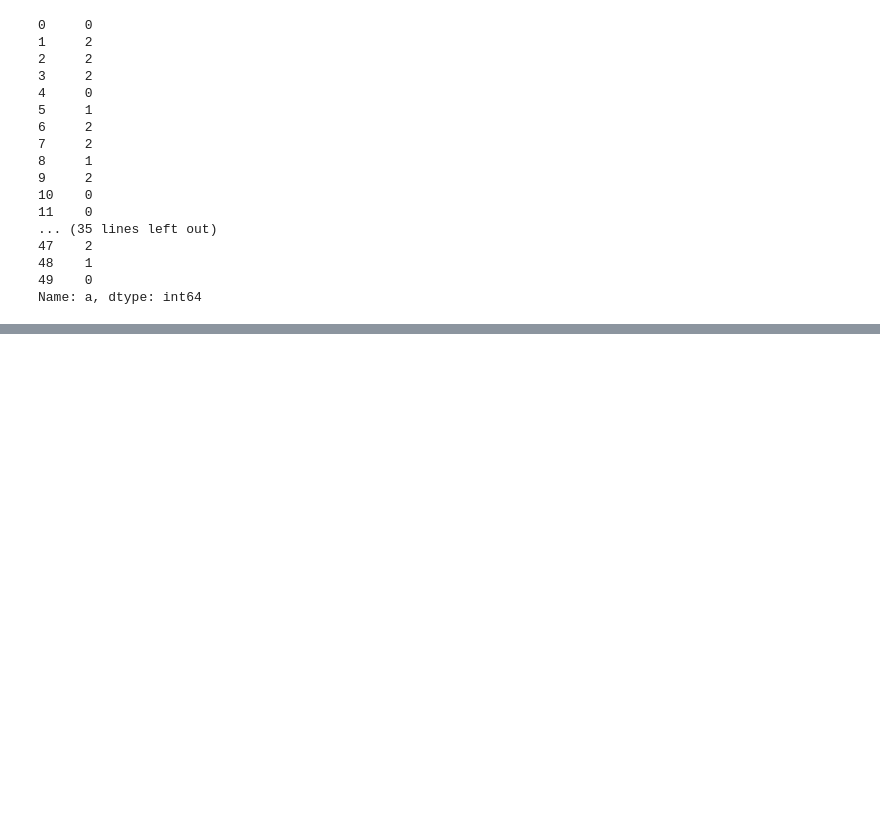
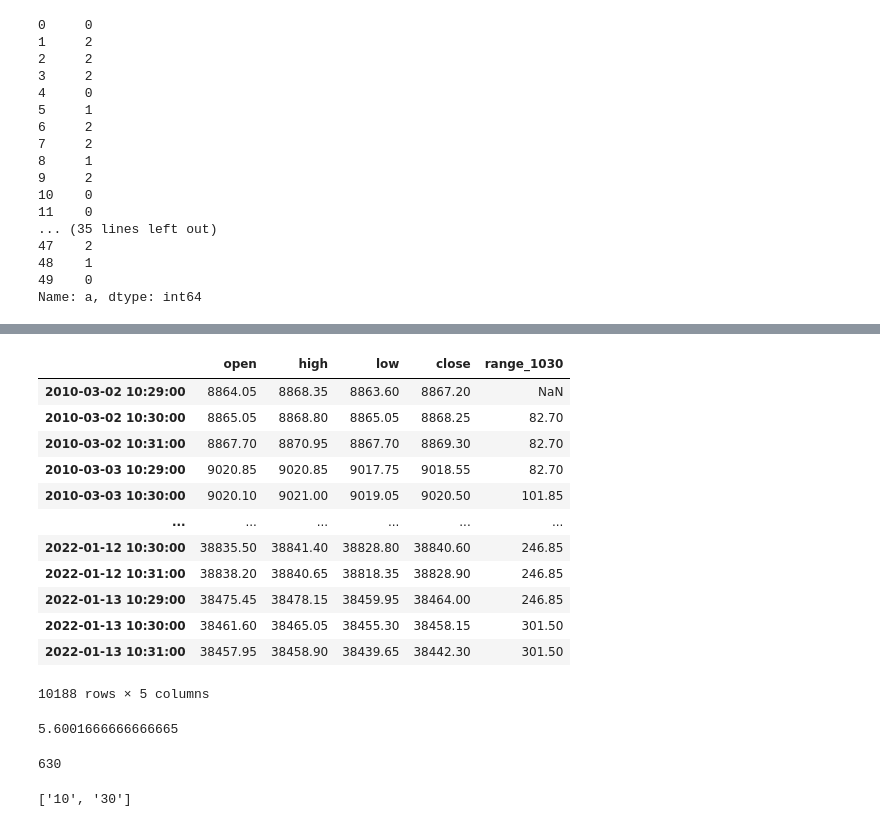
Before and after one commit to xooca/quant_game, a Jupyter notebook: ml_model.ipynb, the cells around one changed output, grey strips where cells are left out. Saved outputs shown, nothing was run; the diff lists cells and outputs as text; code cells hidden in the pictures; blank space fills up the shorter version.

```diff
--- a/ml_model.ipynb
+++ b/ml_model.ipynb
@@ -167,0 +310,24 @@ Name: a, dtype: int64
+# %%
+merge.between_time('10:29', '10:31')
+# %% [output]
+|  | open | high | low | close | range_1030 |
+| 2010-03-02 10:29:00 | 8864.05 | 8868.35 | 8863.60 | 8867.20 | NaN |
+| 2010-03-02 10:30:00 | 8865.05 | 8868.80 | 8865.05 | 8868.25 | 82.70 |
+| 2010-03-02 10:31:00 | 8867.70 | 8870.95 | 8867.70 | 8869.30 | 82.70 |
+| 2010-03-03 10:29:00 | 9020.85 | 9020.85 | 9017.75 | 9018.55 | 82.70 |
+| 2010-03-03 10:30:00 | 9020.10 | 9021.00 | 9019.05 | 9020.50 | 101.85 |
+| ... | ... | ... | ... | ... | ... |
+| 2022-01-12 10:30:00 | 38835.50 | 38841.40 | 38828.80 | 38840.60 | 246.85 |
+| 2022-01-12 10:31:00 | 38838.20 | 38840.65 | 38818.35 | 38828.90 | 246.85 |
+| 2022-01-13 10:29:00 | 38475.45 | 38478.15 | 38459.95 | 38464.00 | 246.85 |
+| 2022-01-13 10:30:00 | 38461.60 | 38465.05 | 38455.30 | 38458.15 | 301.50 |
+| 2022-01-13 10:31:00 | 38457.95 | 38458.90 | 38439.65 | 38442.30 | 301.50 |
+10188 rows × 5 columns
+# %%
+import datetime as DT
+t1 = DT.datetime.strptime('00:05:36.0100000', '%H:%M:%S.%f0')
+t2 = DT.datetime(1900,1,1)
+
+print((t1-t2).total_seconds() / 60.0)
+# %% [output]
+5.6001666666666665
@@ -167,0 +337,8 @@ Name: a, dtype: int64
+# %%
+c[0]*60 + c[1]
+# %% [output]
+630
+# %%
+x.split(':')
+# %% [output]
+['10', '30']
```
Also changed, not shown: parts of 15 cells of this notebook.
